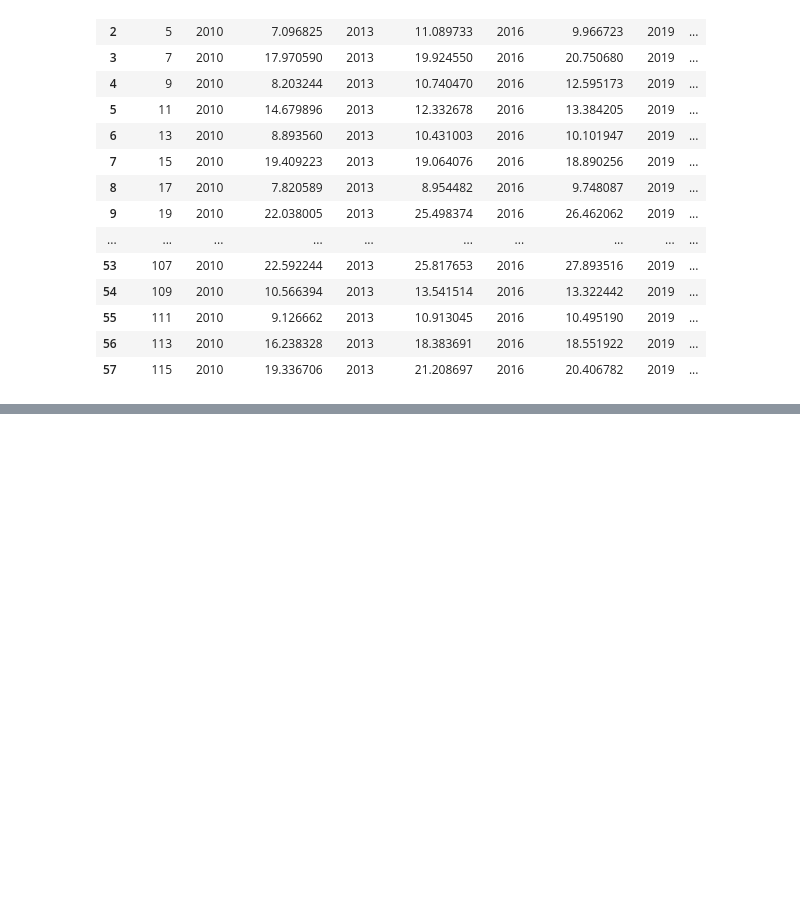
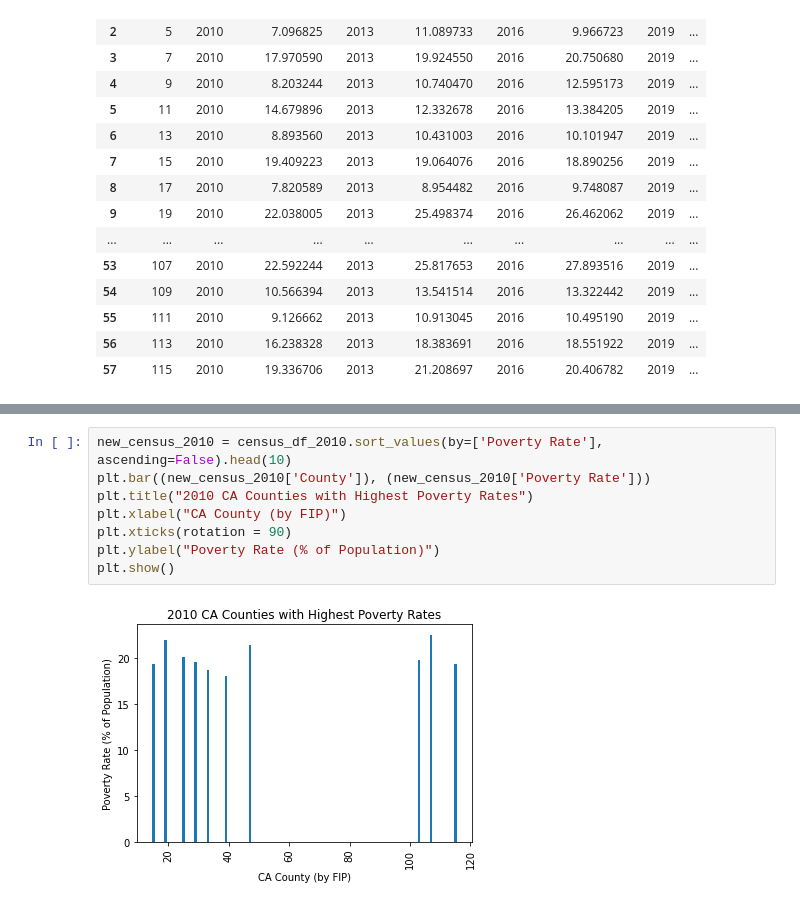
Before and after one commit to jacobdv/extreme-weather, a Jupyter notebook: Comparing income level (poverty level) to economic impact of wildfires.ipynb, the cells around one changed output, grey strips where cells are left out. Drawn from its saved outputs; the diff is of its cells as text; blank space fills up the shorter version.

```diff
--- a/Comparing income level (poverty level) to economic impact of wildfires.ipynb
+++ b/Comparing income level (poverty level) to economic impact of wildfires.ipynb
@@ -100,3 +135,13 @@ census_df
+# %%
+new_census_2010 = census_df_2010.sort_values(by=['Poverty Rate'], ascending=False).head(10)
+plt.bar((new_census_2010['County']), (new_census_2010['Poverty Rate']))
+plt.title("2010 CA Counties with Highest Poverty Rates")
+plt.xlabel("CA County (by FIP)")
+plt.xticks(rotation = 90)
+plt.ylabel("Poverty Rate (% of Population)")
+plt.show()
+# %% [output]
+[figure, added]
 # %%
 #census_df_2010.sort_values(by=['Poverty Rate'], ascending=False).head(10)
 
```
Also changed, not shown: parts of 12 cells of this notebook.
